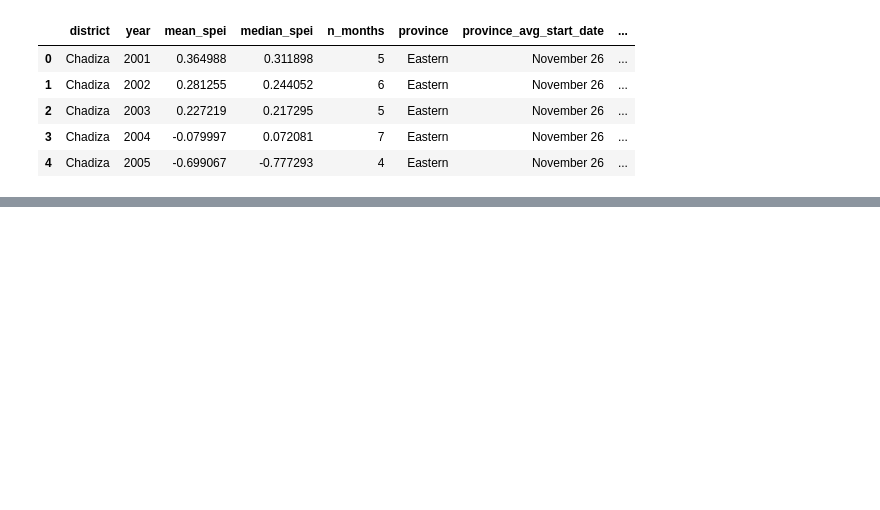
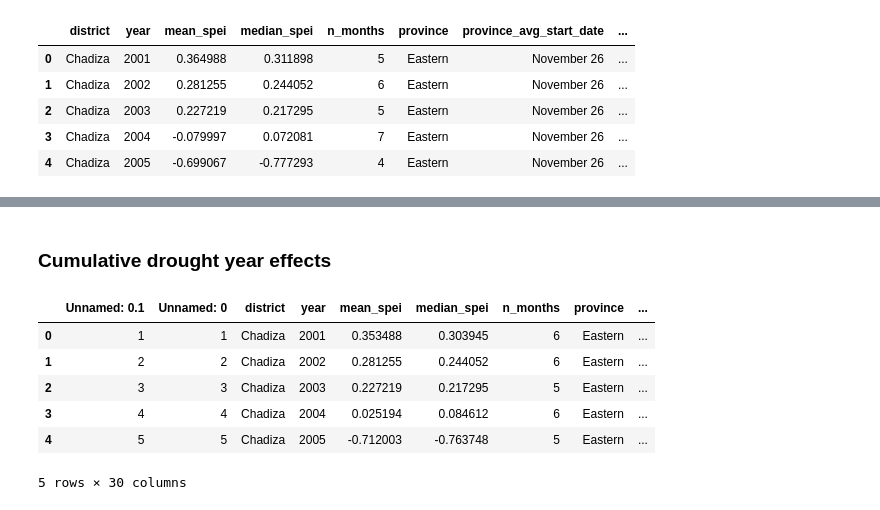
Before and after one commit to annamwaller/zambia, a Jupyter notebook: final/Regression/Lag_Analysis.ipynb, the cells around one changed output, grey strips where cells are left out. Drawn from its saved outputs; the diff is of its cells as text; code cells hidden in the pictures; blank space fills up the shorter version.

```diff
--- a/final/Regression/Lag_Analysis.ipynb
+++ b/final/Regression/Lag_Analysis.ipynb
@@ -202,0 +203,24 @@ plot_df.head()
+# %% [markdown]
+### Cumulative drought year effects
+# %%
+# sort values
+plot_df = plot_df.sort_values(['district', 'year']).copy()
+
+# shift
+for lag in range(1, 6):
+    plot_df[f'mean_spei_lag_{lag}'] = plot_df.groupby('district')['mean_spei'].shift(lag)
+
+# create compounded SPEI lags
+for k in range(2, 6):
+    cols = [f'mean_spei_lag_{i}' for i in range(1, k + 1)]
+    plot_df[f'mean_spei_cum{k}'] = plot_df[cols].mean(axis=1)
+
+plot_df.head()
+# %% [output]
+|  | Unnamed: 0.1 | Unnamed: 0 | district | year | mean_spei | median_spei | n_months | province | ... |
+| 0 | 1 | 1 | Chadiza | 2001 | 0.353488 | 0.303945 | 6 | Eastern | ... |
+| 1 | 2 | 2 | Chadiza | 2002 | 0.281255 | 0.244052 | 6 | Eastern | ... |
+| 2 | 3 | 3 | Chadiza | 2003 | 0.227219 | 0.217295 | 5 | Eastern | ... |
+| 3 | 4 | 4 | Chadiza | 2004 | 0.025194 | 0.084612 | 6 | Eastern | ... |
+| 4 | 5 | 5 | Chadiza | 2005 | -0.712003 | -0.763748 | 5 | Eastern | ... |
+5 rows × 30 columns
```
Also changed, not shown: parts of 7 cells of this notebook, 2 other files.
